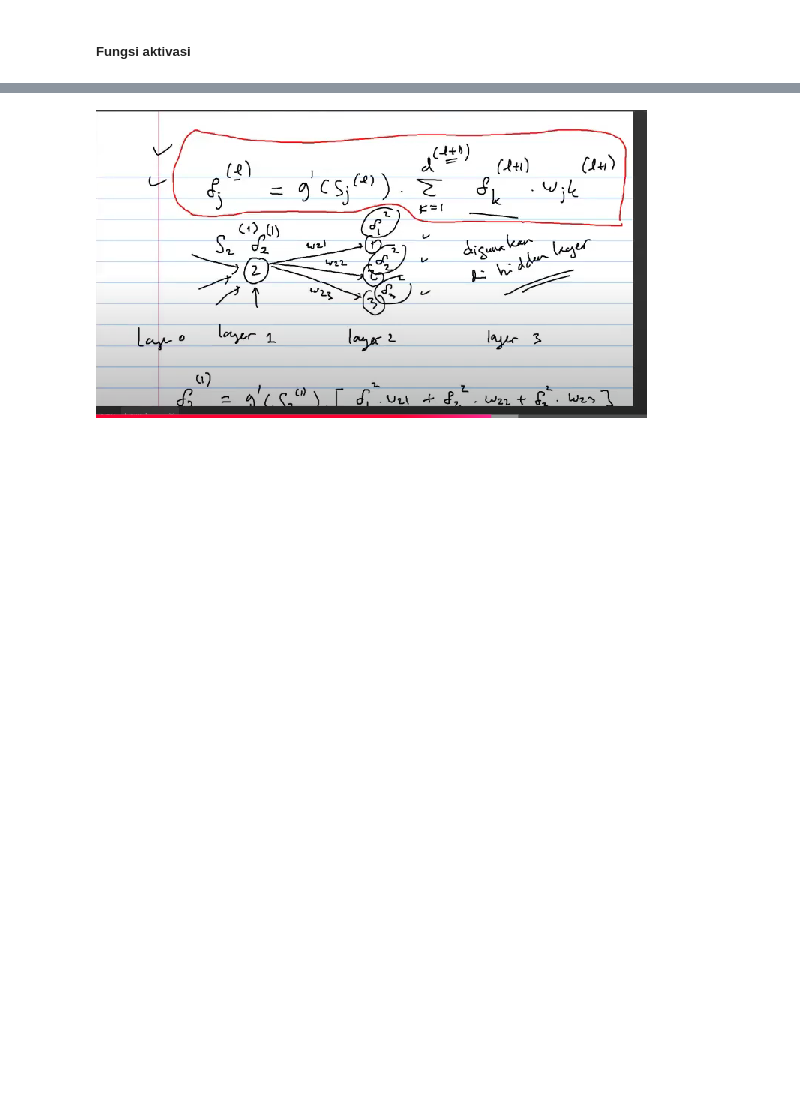
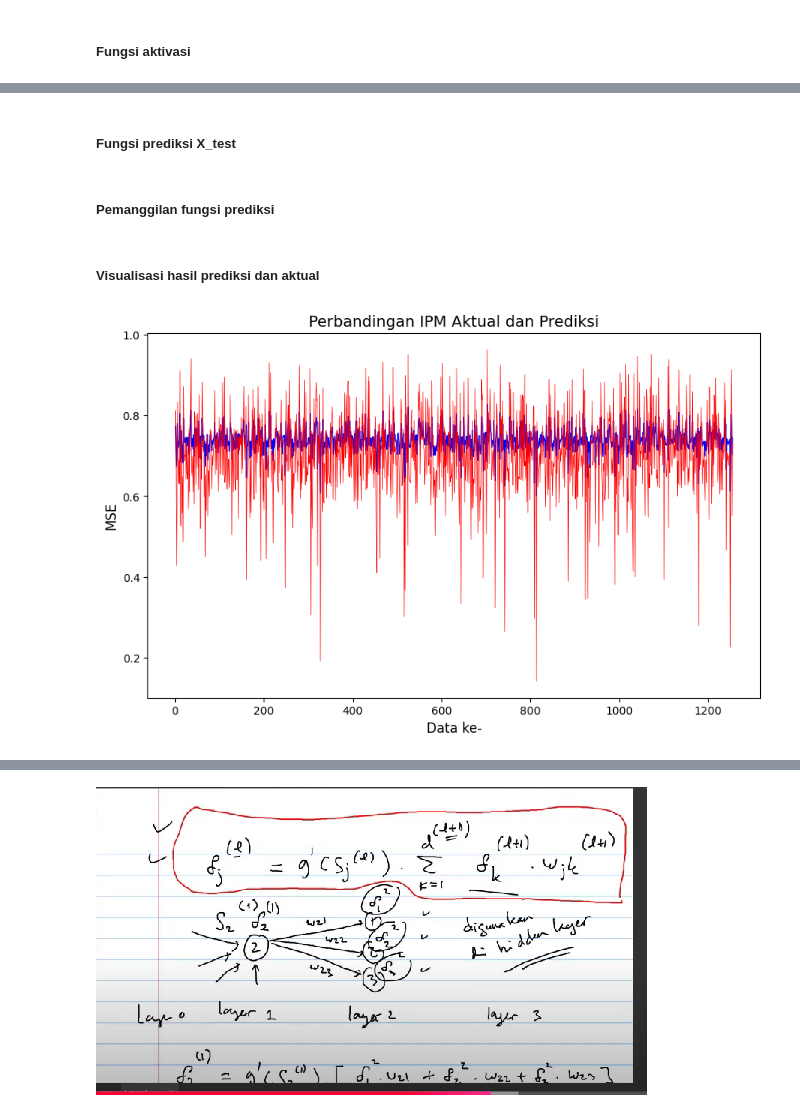
Before and after one commit to dikkawipraa22/Project-Metode-Kecerdasan-Buatan-Lanjut, a Jupyter notebook: modeling.ipynb, the cells around one changed output, grey strips where cells are left out. Saved outputs shown, nothing was run; the diff lists cells and outputs as text; code cells hidden in the pictures; blank space fills up the shorter version.

```diff
--- a/modeling.ipynb
+++ b/modeling.ipynb
@@ -214,0 +334,49 @@ plt.show()
+# %% [markdown]
+##### Fungsi prediksi X_test
+# %%
+def predict(X_test, bobot, bias, bobot_output, bias_output):
+    prediksi = []
+    for i in range(len(X_test)):
+        # FEEDFORWARD
+        # Operasi pada Hidden Layer
+        aktivasi_hidden = []
+        for j in range(len(bobot)):  # untuk setiap hidden layer
+            aktivasi_hidden_temp = []
+            for k in range(len(bobot[j][0])):  # jumlah neuron di hidden layer
+                sumXbobot = 0
+                if j == 0:  # layer pertama
+                    for l in range(4):  # jumlah neuron input
+                        sumXbobot += bobot[j][l][k] * X_test[i][l]
+                else:
+                    for l in range(len(aktivasi_hidden[j - 1])):
+                        sumXbobot += bobot[j][l][k] * aktivasi_hidden[j - 1][l]
+                sumXbobotbias = bias[j][k] + sumXbobot
+                aktivasi_hidden_temp.append(relu(sumXbobotbias))
+            aktivasi_hidden.append(aktivasi_hidden_temp)
+
+        # Operasi pada Output Layer
+        sumZbobotoutput = 0
+        for j in range(len(aktivasi_hidden[-1])):
+            sumZbobotoutput += bobot_output[j] * aktivasi_hidden[-1][j]
+        sumZbobotoutput_biasoutput = bias_output + sumZbobotoutput
+        predik = relu(sumZbobotoutput_biasoutput)
+        prediksi.append(predik)
+
+    return prediksi
+# %% [markdown]
+##### Pemanggilan fungsi prediksi
+# %%
+prediksi = predict(X_test, best_bobot_global, best_bias_global, best_bobot_output_global, best_bias_output_global)
+# %% [markdown]
+##### Visualisasi hasil prediksi dan aktual
+# %%
+datake = list(range(1, len(y_test)+1))
+plt.figure(figsize=(10, 6))
+plt.plot(datake, prediksi, label="ipm prediksi", color='blue', linewidth=1)
+plt.plot(datake, y_test, label="ipm aktual", color='red', linewidth=0.5)
+plt.title('Perbandingan IPM Aktual dan Prediksi', fontsize=14)
+plt.xlabel('Data ke-', fontsize=12)
+plt.ylabel('MSE', fontsize=12)
+plt.show()
+# %% [output]
+[figure, added]
```
Also changed, not shown: parts of 25 cells of this notebook.
